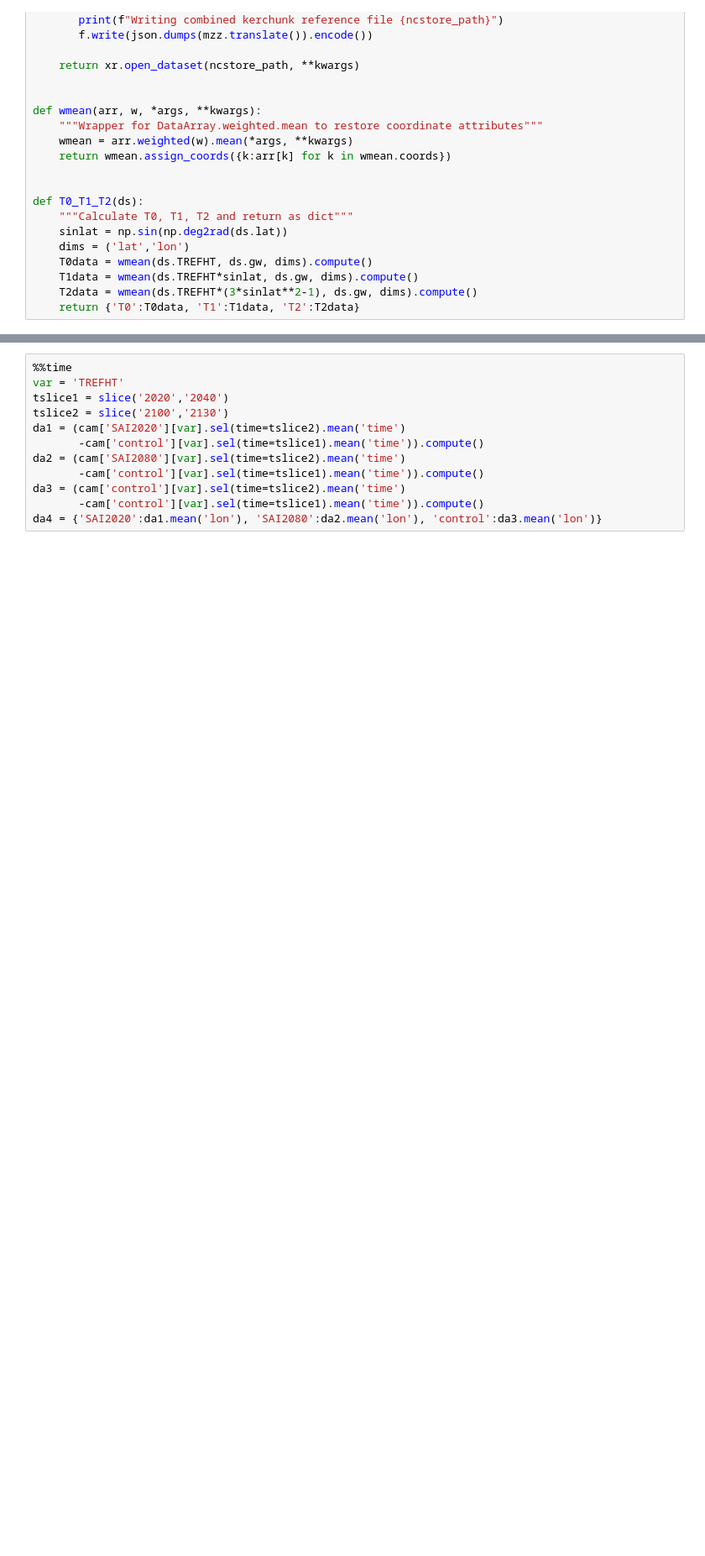
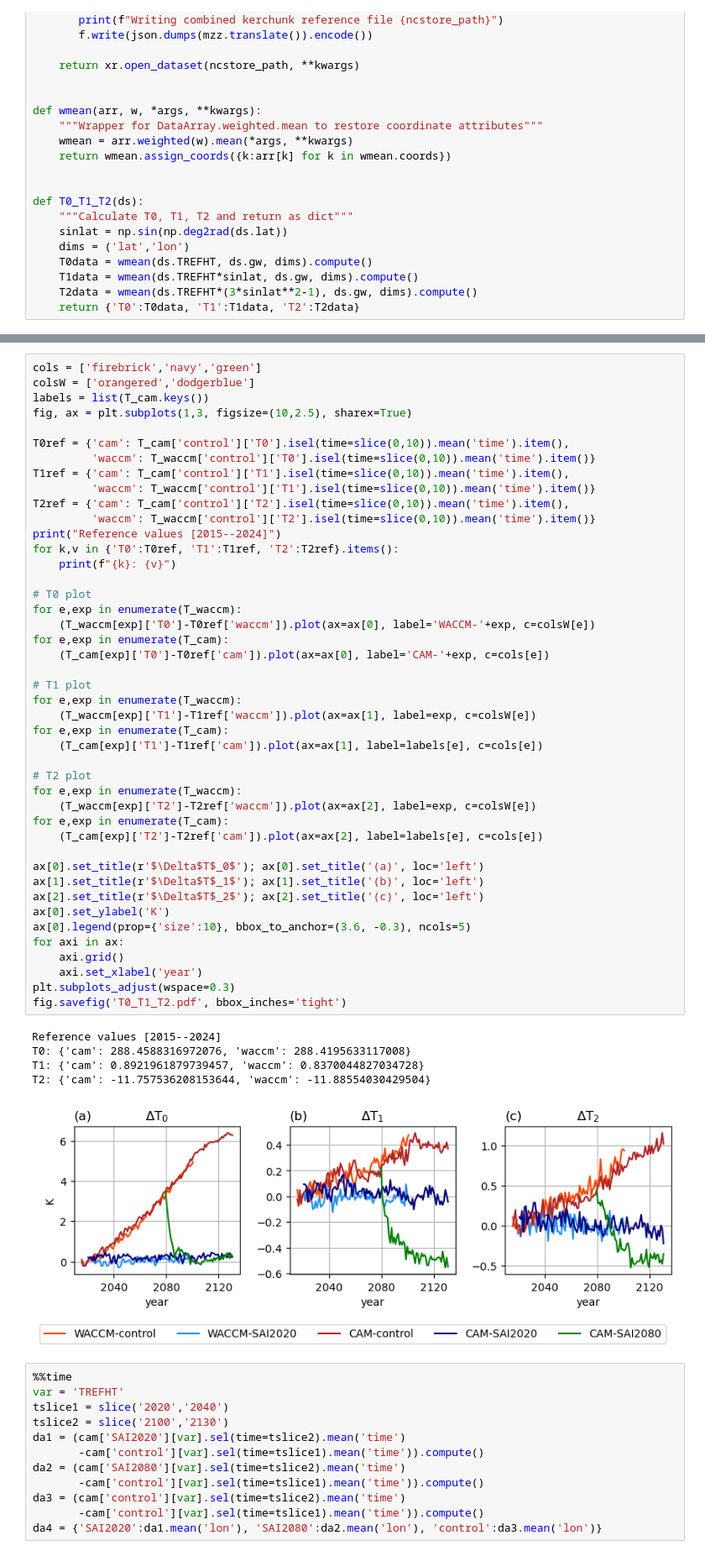
Before and after one commit to JdeJong96/CESM-CAM_SAI, a Jupyter notebook: results/T0_T1_T2.ipynb, the cells around one changed output, grey strips where cells are left out. Shown at 84% size. Saved outputs shown, nothing was run; the diff lists cells and outputs as text; blank space fills up the shorter version.

```diff
--- a/results/T0_T1_T2.ipynb
+++ b/results/T0_T1_T2.ipynb
@@ -175,3 +232,53 @@ plt.show()
+# %%
+cols = ['firebrick','navy','green']
+colsW = ['orangered','dodgerblue']
+labels = list(T_cam.keys())
+fig, ax = plt.subplots(1,3, figsize=(10,2.5), sharex=True)
+
+T0ref = {'cam': T_cam['control']['T0'].isel(time=slice(0,10)).mean('time').item(),
+         'waccm': T_waccm['control']['T0'].isel(time=slice(0,10)).mean('time').item()}
+T1ref = {'cam': T_cam['control']['T1'].isel(time=slice(0,10)).mean('time').item(),
+         'waccm': T_waccm['control']['T1'].isel(time=slice(0,10)).mean('time').item()}
+T2ref = {'cam': T_cam['control']['T2'].isel(time=slice(0,10)).mean('time').item(),
+         'waccm': T_waccm['control']['T2'].isel(time=slice(0,10)).mean('time').item()}
+print("Reference values [2015--2024]")
+for k,v in {'T0':T0ref, 'T1':T1ref, 'T2':T2ref}.items():
+    print(f"{k}: {v}")
+
+# T0 plot
+for e,exp in enumerate(T_waccm):
+    (T_waccm[exp]['T0']-T0ref['waccm']).plot(ax=ax[0], label='WACCM-'+exp, c=colsW[e])
+for e,exp in enumerate(T_cam):
+    (T_cam[exp]['T0']-T0ref['cam']).plot(ax=ax[0], label='CAM-'+exp, c=cols[e])
+
+# T1 plot
+for e,exp in enumerate(T_waccm):
+    (T_waccm[exp]['T1']-T1ref['waccm']).plot(ax=ax[1], label=exp, c=colsW[e])
+for e,exp in enumerate(T_cam):
+    (T_cam[exp]['T1']-T1ref['cam']).plot(ax=ax[1], label=labels[e], c=cols[e])
+
+# T2 plot
+for e,exp in enumerate(T_waccm):
+    (T_waccm[exp]['T2']-T2ref['waccm']).plot(ax=ax[2], label=exp, c=colsW[e])
+for e,exp in enumerate(T_cam):
+    (T_cam[exp]['T2']-T2ref['cam']).plot(ax=ax[2], label=labels[e], c=cols[e])
+
+ax[0].set_title(r'$\Delta$T$_0$'); ax[0].set_title('(a)', loc='left')
+ax[1].set_title(r'$\Delta$T$_1$'); ax[1].set_title('(b)', loc='left')
+ax[2].set_title(r'$\Delta$T$_2$'); ax[2].set_title('(c)', loc='left')
+ax[0].set_ylabel('K')
+ax[0].legend(prop={'size':10}, bbox_to_anchor=(3.6, -0.3), ncols=5)
+for axi in ax:
+    axi.grid()
+    axi.set_xlabel('year')
+plt.subplots_adjust(wspace=0.3)
+fig.savefig('T0_T1_T2.pdf', bbox_inches='tight')
+# %% [output]
+Reference values [2015--2024]
+T0: {'cam': 288.4588316972076, 'waccm': 288.4195633117008}
+T1: {'cam': 0.8921961879739457, 'waccm': 0.8370044827034728}
+T2: {'cam': -11.757536208153644, 'waccm': -11.88554030429504}
+[figure, added]
 # %%
 %%time
 var = 'TREFHT'
```
Also changed, not shown: parts of 10 cells of this notebook, 1 other file.
